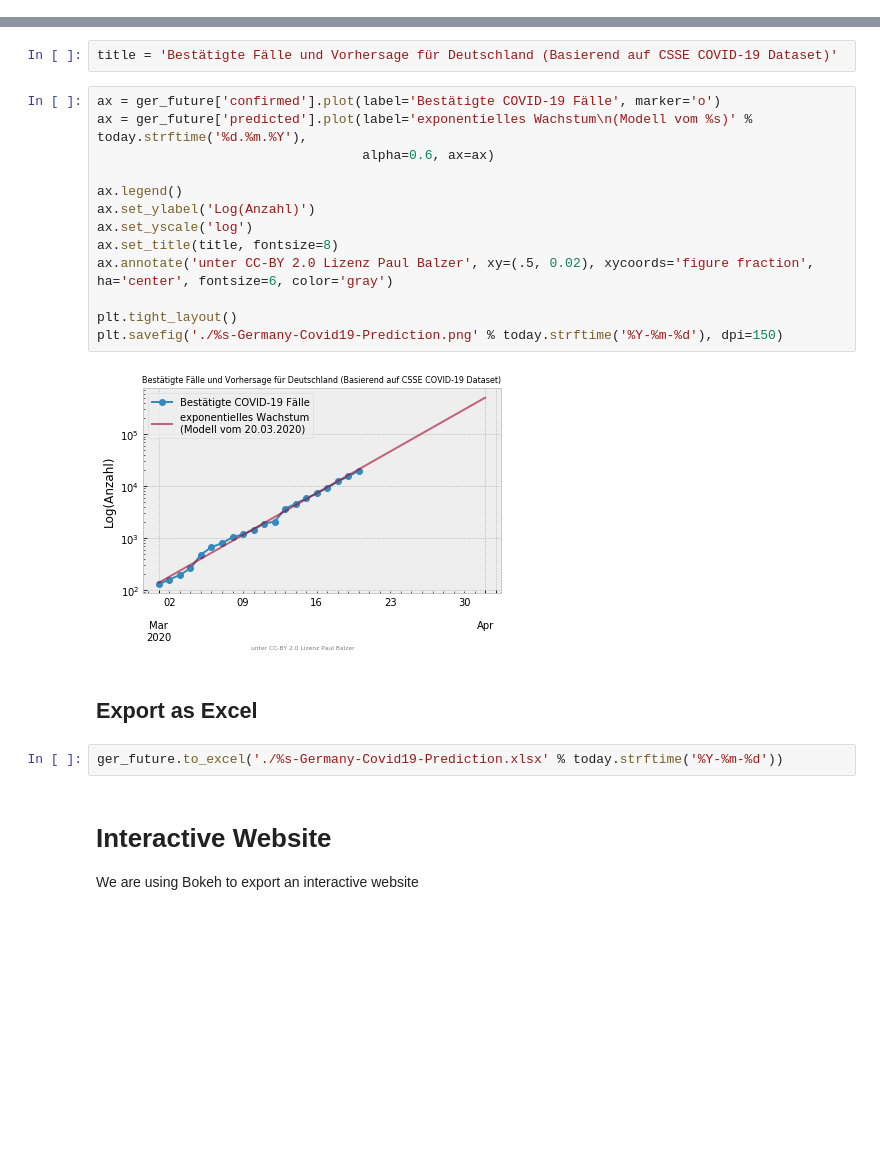
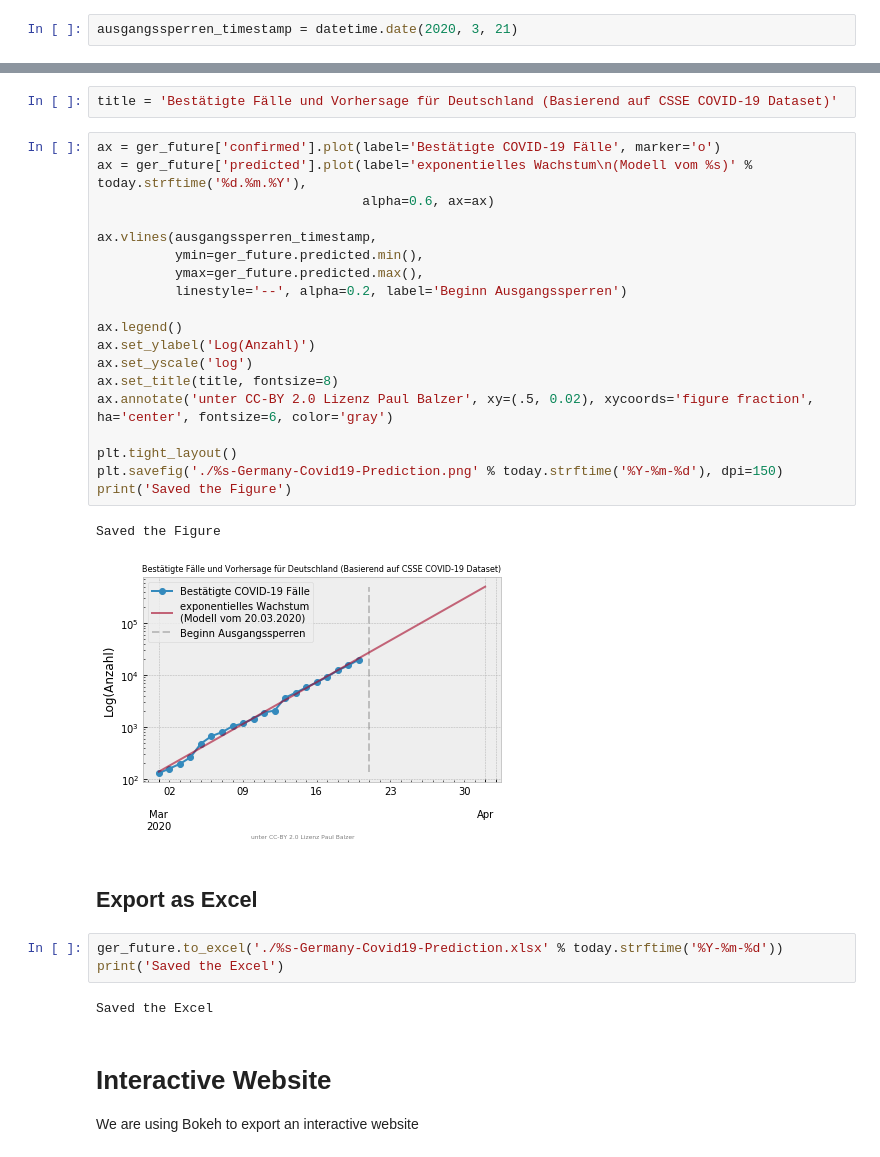
Before and after one commit to balzer82/covid-germany-predictor, a Jupyter notebook: predict.ipynb, the cells around one changed output, grey strips where cells are left out. Cells and saved outputs as stored; diff of their text form; blank space fills up the shorter version.

```diff
--- a/predict.ipynb
+++ b/predict.ipynb
@@ -62,0 +71,2 @@ ger_confirmed.head()
+# %%
+ausgangssperren_timestamp = datetime.date(2020, 3, 21)
@@ -140,22 +177,32 @@ title = 'Bestätigte Fälle und Vorhersage für Deutschland (Basierend auf CSSE
 # %%
 ax = ger_future['confirmed'].plot(label='Bestätigte COVID-19 Fälle', marker='o')
 ax = ger_future['predicted'].plot(label='exponentielles Wachstum\n(Modell vom %s)' % today.strftime('%d.%m.%Y'),
                                   alpha=0.6, ax=ax)
+
+ax.vlines(ausgangssperren_timestamp,
+          ymin=ger_future.predicted.min(),
+          ymax=ger_future.predicted.max(),
+          linestyle='--', alpha=0.2, label='Beginn Ausgangssperren')
 
 ax.legend()
 ax.set_ylabel('Log(Anzahl)')
 ax.set_yscale('log')
 ax.set_title(title, fontsize=8)
 ax.annotate('unter CC-BY 2.0 Lizenz Paul Balzer', xy=(.5, 0.02), xycoords='figure fraction', ha='center', fontsize=6, color='gray')
 
 plt.tight_layout()
 plt.savefig('./%s-Germany-Covid19-Prediction.png' % today.strftime('%Y-%m-%d'), dpi=150)
+print('Saved the Figure')
 # %% [output]
+Saved the Figure
-[figure, old version]
+[figure, new version]
 # %% [markdown]
 ## Export as Excel
 # %%
 ger_future.to_excel('./%s-Germany-Covid19-Prediction.xlsx' % today.strftime('%Y-%m-%d'))
+print('Saved the Excel')
+# %% [output]
+Saved the Excel
 # %% [markdown]
 # Interactive Website
 
```
Also changed, not shown: parts of 14 cells of this notebook, 7 other files.
